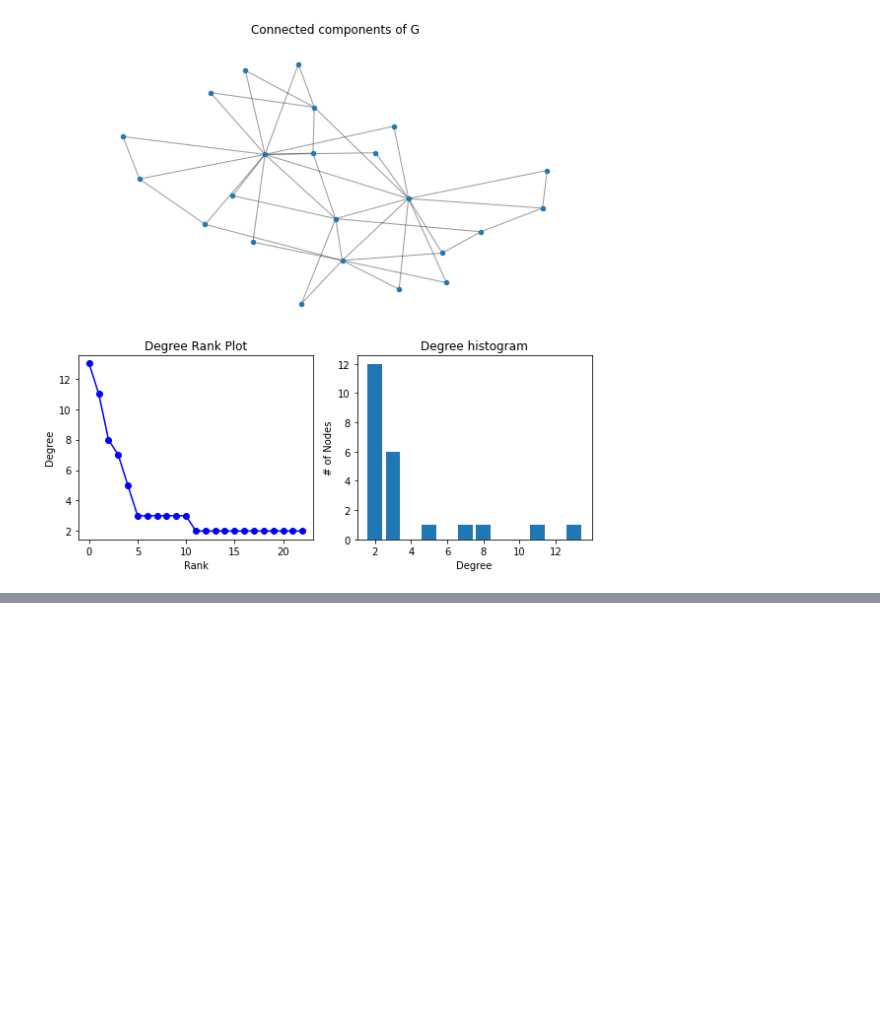
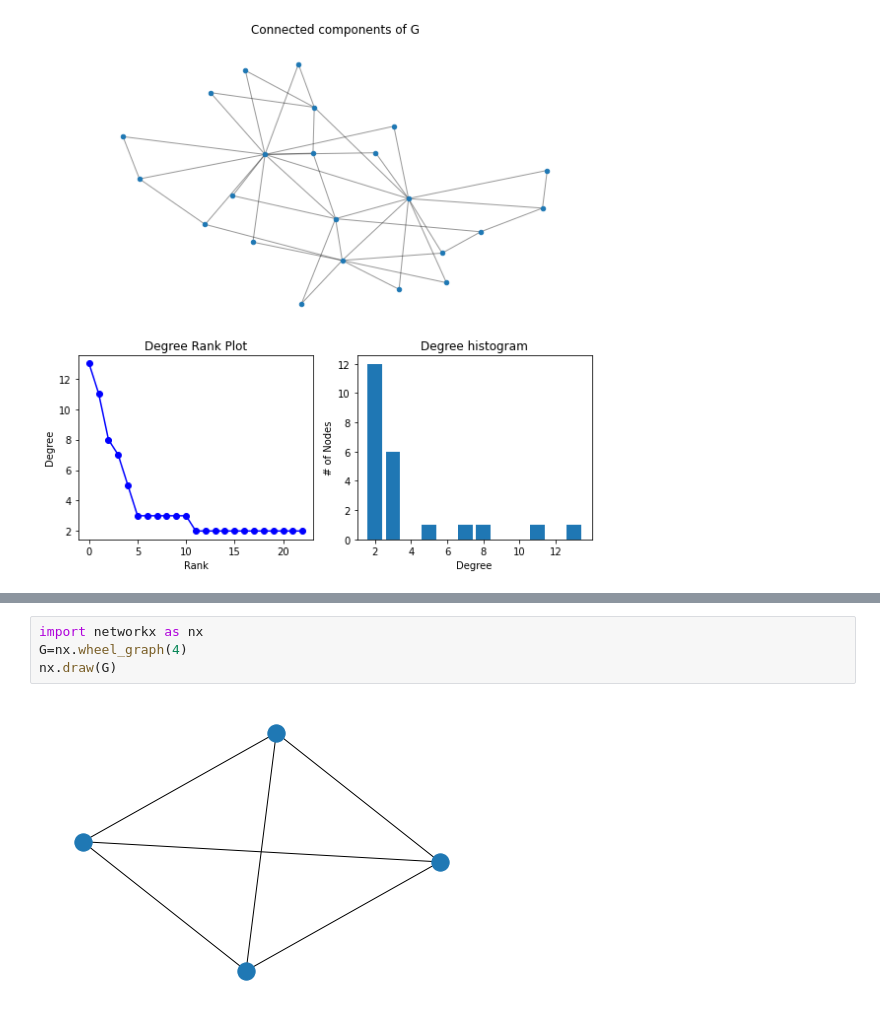
Before and after one commit to Tshou1219/qba, a Jupyter notebook: main.ipynb, the cells around one changed output, grey strips where cells are left out. Drawn from its saved outputs; the diff is of its cells as text; blank space fills up the shorter version.

```diff
--- a/main.ipynb
+++ b/main.ipynb
@@ -66,0 +69,6 @@ qba.run_qba(100,1000)
+# %%
+import networkx as nx
+G=nx.wheel_graph(4)
+nx.draw(G)
+# %% [output]
+[figure, added]
```
Also changed, not shown: parts of 2 cells of this notebook, 3 other files.
